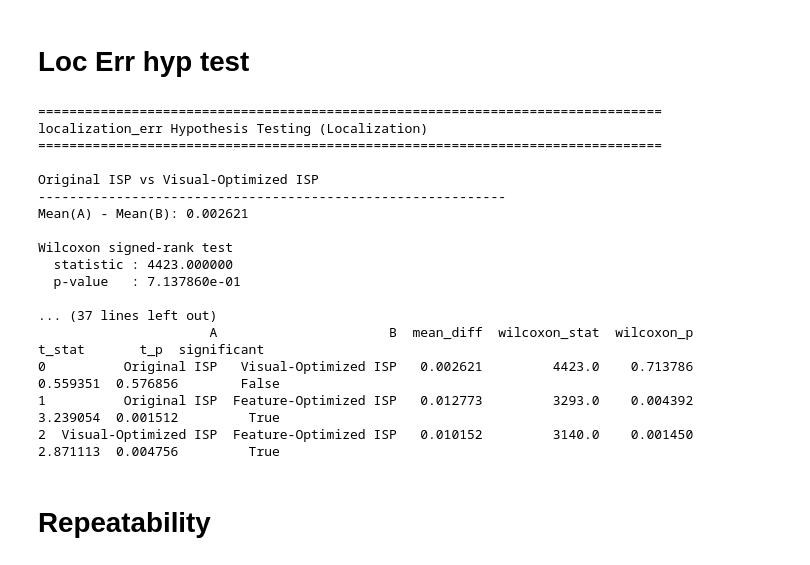
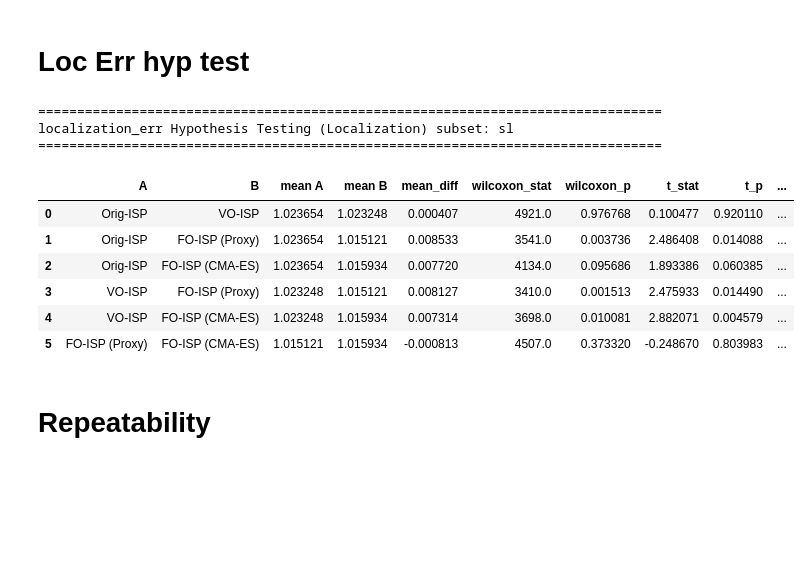
Before and after one commit to NontawatWuttikam/pytorch-superpoint, a Jupyter notebook: proxyopt_notebook/Analyze_stats.ipynb, the cells around one changed output. Saved outputs shown, nothing was run; the diff lists cells and outputs as text; code cells hidden in the pictures; blank space fills up the shorter version.

```diff
--- a/proxyopt_notebook/Analyze_stats.ipynb
+++ b/proxyopt_notebook/Analyze_stats.ipynb
@@ -457,7 +512,7 @@ def paired_t_test(x, y):
 # ============================================================
 # Main hypothesis testing function
 # ============================================================
-def hypothesis_testing_ttest_wilcox(objects, key, suffix="", alpha=0.05):
+def hypothesis_testing_ttest_wilcox(objects, key, suffix="", alpha=0.05, verbose = True):
     """
     Perform pairwise statistical hypothesis testing.
 
@@ -529,23 +584,24 @@ def hypothesis_testing_ttest_wilcox(objects, key, suffix="", alpha=0.05):
         # ----------------------------------------------------
         # print
         # ----------------------------------------------------
-        print(f"\n{a} vs {b}")
-        print("-" * 60)
+        if verbose:
+            print(f"\n{a} vs {b}")
+            print("-" * 60)
 
-        print(f"Mean(A) - Mean(B): {mean_diff:.6f}")
+            print(f"Mean(A) - Mean(B): {mean_diff:.6f}")
 
-        print("\nWilcoxon signed-rank test")
-        print(f"  statistic : {w_stat:.6f}")
-        print(f"  p-value   : {w_p:.6e}")
+            print("\nWilcoxon signed-rank test")
+            print(f"  statistic : {w_stat:.6f}")
+            print(f"  p-value   : {w_p:.6e}")
 
-        print("\nPaired t-test")
-        print(f"  t-stat    : {t_stat:.6f}")
-        print(f"  p-value   : {t_p:.6e}")
+            print("\nPaired t-test")
+            print(f"  t-stat    : {t_stat:.6f}")
+            print(f"  p-value   : {t_p:.6e}")
 
-        if significant:
-            print("\nResult: SIGNIFICANT difference (Wilcoxon)")
-        else:
-            print("\nResult: NOT significant (Wilcoxon)")
+            if significant:
+                print("\nResult: SIGNIFICANT difference (Wilcoxon)")
+            else:
+                print("\nResult: NOT significant (Wilcoxon)")
 
         # ----------------------------------------------------
         # summary row
@@ -553,55 +609,51 @@ def hypothesis_testing_ttest_wilcox(objects, key, suffix="", alpha=0.05):
         summary_rows.append({
             "A": a,
             "B": b,
+            "mean A": A.mean(),
+            "mean B": B.mean(),
             "mean_diff": mean_diff,
             "wilcoxon_stat": w_stat,
             "wilcoxon_p": w_p,
             "t_stat": t_stat,
             "t_p": t_p,
             "significant": significant,
         })
 
     # ========================================================
     # summary dataframe
     # ========================================================
     df = pd.DataFrame(summary_rows)
 
-    print("\n" + "=" * 80)
-    print("Summary Table")
-    print("=" * 80)
+    # print("\n" + "=" * 80)
+    # print("Summary Table")
+    # print("=" * 80)
 
-    print(df)
+    display(df)
 
     return df
 
 
 # ============================================================
 # Example usage
 # ============================================================
 
 df_loc = hypothesis_testing_ttest_wilcox(
     objects,
     key="localization_err",
-    suffix="(Localization)"
+    suffix="(Localization)"  + " subset: " + suffix,
+    verbose=False
 )
 # %% [output]
 ================================================================================
-localization_err Hypothesis Testing (Localization)
+localization_err Hypothesis Testing (Localization) subset: sl
 ================================================================================
-
-Original ISP vs Visual-Optimized ISP
-------------------------------------------------------------
-Mean(A) - Mean(B): 0.002621
-
-Wilcoxon signed-rank test
-  statistic : 4423.000000
-  p-value   : 7.137860e-01
-
-... (37 lines left out)
-                      A                      B  mean_diff  wilcoxon_stat  wilcoxon_p    t_stat       t_p  significant
-0          Original ISP   Visual-Optimized ISP   0.002621         4423.0    0.713786  0.559351  0.576856        False
-1          Original ISP  Feature-Optimized ISP   0.012773         3293.0    0.004392  3.239054  0.001512         True
-2  Visual-Optimized ISP  Feature-Optimized ISP   0.010152         3140.0    0.001450  2.871113  0.004756         True
+|  | A | B | mean A | mean B | mean_diff | wilcoxon_stat | wilcoxon_p | t_stat | t_p | ... |
+| 0 | Orig-ISP | VO-ISP | 1.023654 | 1.023248 | 0.000407 | 4921.0 | 0.976768 | 0.100477 | 0.920110 | ... |
+| 1 | Orig-ISP | FO-ISP (Proxy) | 1.023654 | 1.015121 | 0.008533 | 3541.0 | 0.003736 | 2.486408 | 0.014088 | ... |
+| 2 | Orig-ISP | FO-ISP (CMA-ES) | 1.023654 | 1.015934 | 0.007720 | 4134.0 | 0.095686 | 1.893386 | 0.060385 | ... |
+| 3 | VO-ISP | FO-ISP (Proxy) | 1.023248 | 1.015121 | 0.008127 | 3410.0 | 0.001513 | 2.475933 | 0.014490 | ... |
+| 4 | VO-ISP | FO-ISP (CMA-ES) | 1.023248 | 1.015934 | 0.007314 | 3698.0 | 0.010081 | 2.882071 | 0.004579 | ... |
+| 5 | FO-ISP (Proxy) | FO-ISP (CMA-ES) | 1.015121 | 1.015934 | -0.000813 | 4507.0 | 0.373320 | -0.248670 | 0.803983 | ... |
 # %% [markdown]
 # Repeatability
 # %%
```
Also changed, not shown: parts of 14 cells of this notebook, 6 other files.
